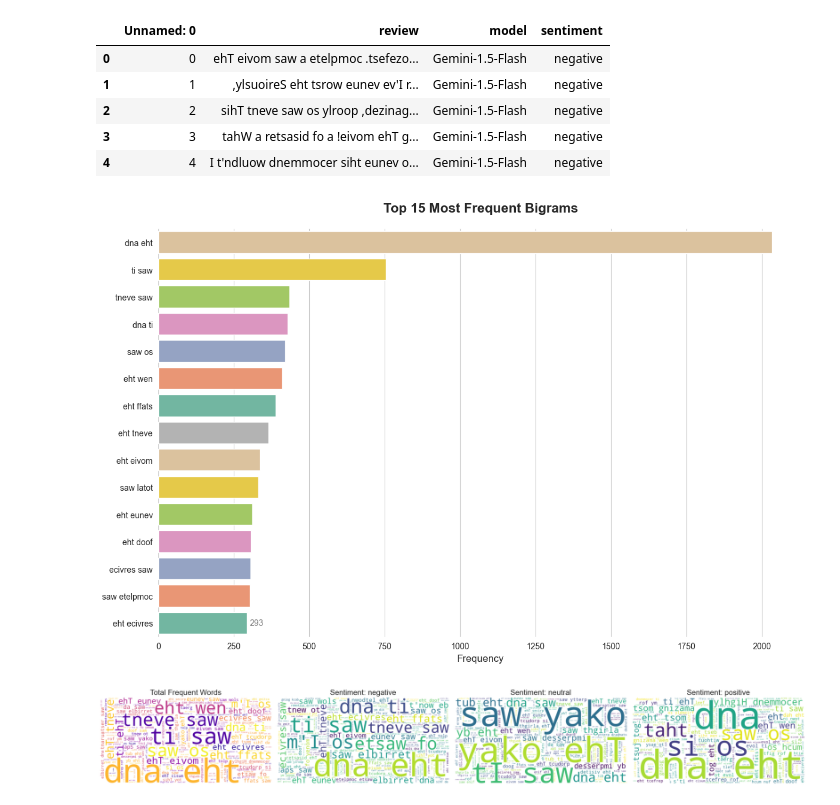
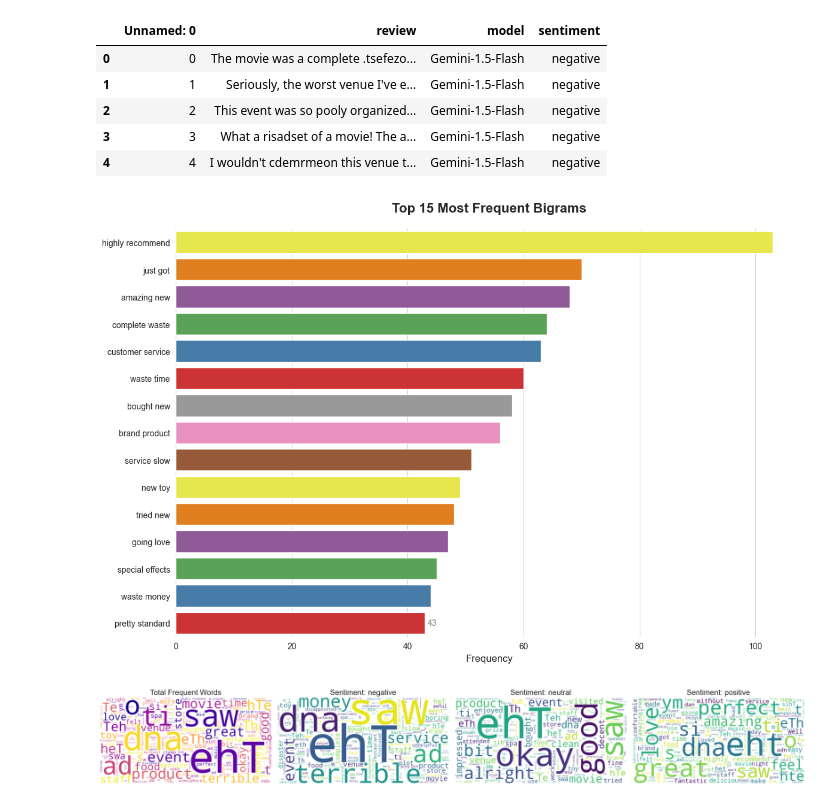
Before and after one commit to Oumaymabamoh/thesis-eval-synthetic-data-lime-nlp, a Jupyter notebook: notebooks/data_distribution/noisy_distribution.ipynb, the cells around one changed output. Saved outputs shown, nothing was run; the diff lists cells and outputs as text; code cells hidden in the pictures.

```diff
--- a/notebooks/data_distribution/noisy_distribution.ipynb
+++ b/notebooks/data_distribution/noisy_distribution.ipynb
@@ -1,15 +1,15 @@
 # %%
 import pandas as pd
 import numpy as np
-df = pd.read_csv("../../data/noisy_reversal.csv")
+df = pd.read_csv("../../data/noisy.csv")
 df.head(5)
 # %% [output]
 |  | Unnamed: 0 | review | model | sentiment |
-| 0 | 0 | ehT eivom saw a etelpmoc .tsefezo... | Gemini-1.5-Flash | negative |
-| 1 | 1 | ,ylsuoireS eht tsrow eunev ev'I r... | Gemini-1.5-Flash | negative |
-| 2 | 2 | sihT tneve saw os ylroop ,dezinag... | Gemini-1.5-Flash | negative |
-| 3 | 3 | tahW a retsasid fo a !eivom ehT g... | Gemini-1.5-Flash | negative |
-| 4 | 4 | I t'ndluow dnemmocer siht eunev o... | Gemini-1.5-Flash | negative |
+| 0 | 0 | The movie was a complete .tsefezo... | Gemini-1.5-Flash | negative |
+| 1 | 1 | Seriously, the worst venue I've e... | Gemini-1.5-Flash | negative |
+| 2 | 2 | This event was so pooly organized... | Gemini-1.5-Flash | negative |
+| 3 | 3 | What a risadset of a movie! The a... | Gemini-1.5-Flash | negative |
+| 4 | 4 | I wouldn't cdemrmeon this venue t... | Gemini-1.5-Flash | negative |
 # %%
 from sklearn.feature_extraction.text import CountVectorizer
 import matplotlib.pyplot as plt
@@ -38,35 +38,35 @@ def get_top_ngrams(corpus, n=2, top_k=10):
 
 # --- 1. Data Preparation ---
 top_bigrams = get_top_ngrams(df['review'], n=2, top_k=15)
 ngram_df = pd.DataFrame(top_bigrams, columns=['Phrase', 'Count'])
 
 # --- 2. Advanced Plotting ---
 plt.figure(figsize=(12, 8))
 sns.set_style("whitegrid")
 
 # Use a gradient palette based on the actual values
 ax = sns.barplot(
     data=ngram_df,
     x='Count',
     y='Phrase',
     hue='Count',        # Color intensity based on frequency
-    palette='Set2',
+    palette='Set1',
     legend=False
 )
 
 # Add value labels to the end of each bar for clarity
 ax.bar_label(ax.containers[0], padding=3, fontsize=10, color='gray')
 
 # Formatting Refinement
 plt.title('Top 15 Most Frequent Bigrams', fontsize=16, fontweight='bold', pad=20)
 plt.xlabel('Frequency', fontsize=12)
 plt.ylabel(None) # Phrases are self-explanatory
 sns.despine(left=True, bottom=True)
 
 plt.tight_layout()
 plt.show()
 # %% [output]
-[figure, old version]
+[figure, new version]
 # %%
 from wordcloud import WordCloud
 
@@ -101,4 +101,4 @@ def plot_wordclouds(df, text_col, sentiment_col):
 # Execute
 plot_wordclouds(df, 'review', 'sentiment')
 # %% [output]
-[figure, old version]
+[figure, new version]
```
Also changed, not shown: parts of 6 cells of this notebook, 12 other files.
